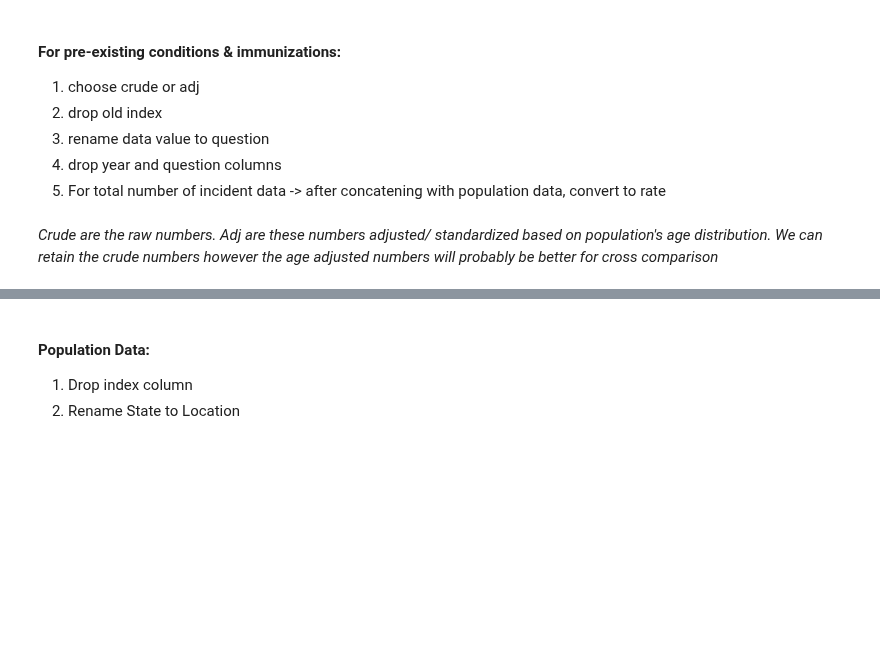
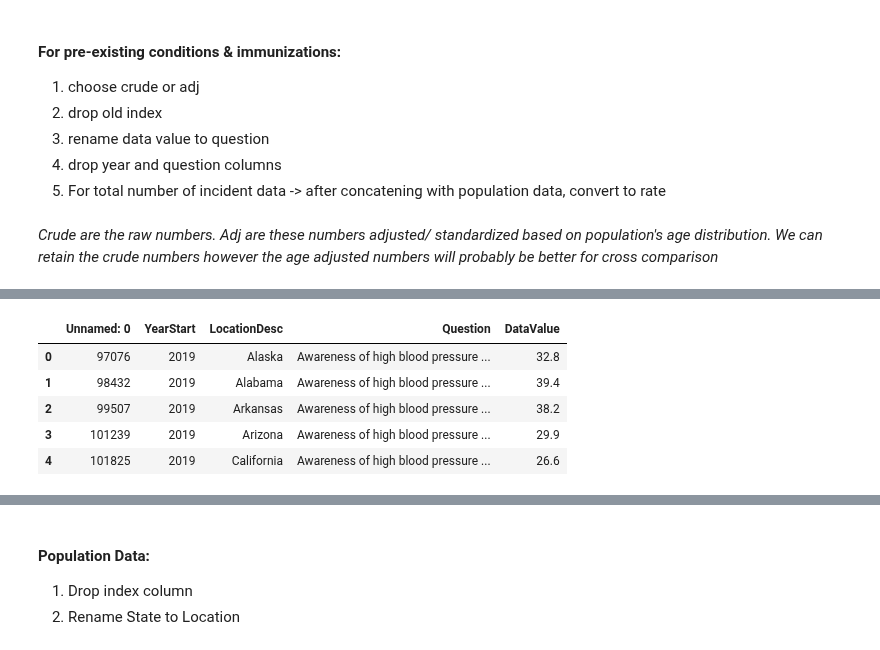
Before and after one commit to rafirahman27/Preparing_for_the_next_Pandemic, a Jupyter notebook: Katie.ipynb, the cells around one changed output, grey strips where cells are left out. Cells and saved outputs as stored; diff of their text form; code cells hidden in the pictures; blank space fills up the shorter version.

```diff
--- a/Katie.ipynb
+++ b/Katie.ipynb
@@ -402,0 +430,10 @@ insur.head()
+# %%
+high_bp = pd.read_csv('Data/high_blood_pressure_adj.csv')
+high_bp.head()
+# %% [output]
+|  | Unnamed: 0 | YearStart | LocationDesc | Question | DataValue |
+| 0 | 97076 | 2019 | Alaska | Awareness of high blood pressure ... | 32.8 |
+| 1 | 98432 | 2019 | Alabama | Awareness of high blood pressure ... | 39.4 |
+| 2 | 99507 | 2019 | Arkansas | Awareness of high blood pressure ... | 38.2 |
+| 3 | 101239 | 2019 | Arizona | Awareness of high blood pressure ... | 29.9 |
+| 4 | 101825 | 2019 | California | Awareness of high blood pressure ... | 26.6 |
```
Also changed, not shown: parts of 17 cells of this notebook, 1 other file.
